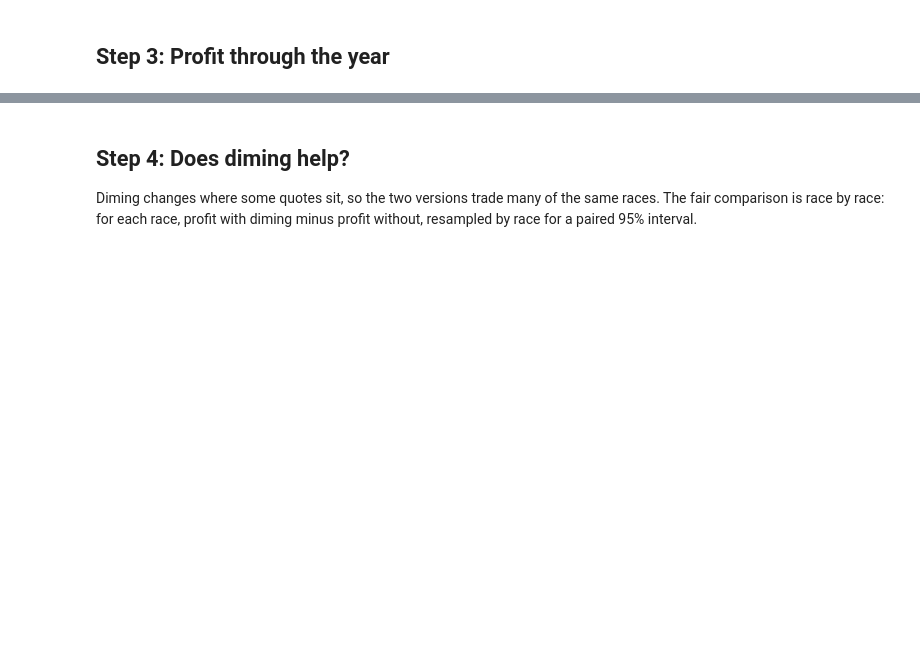
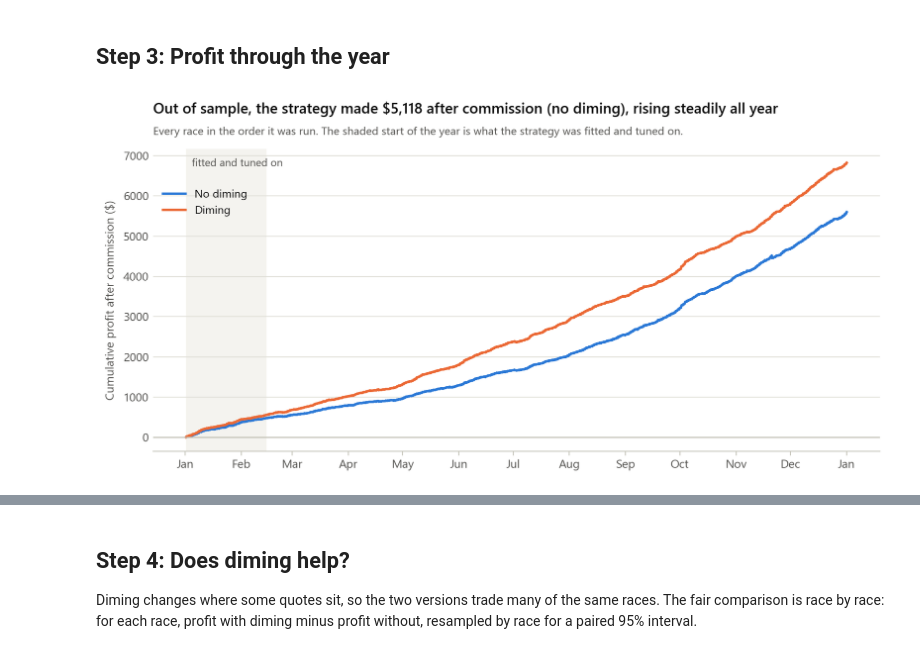
Before and after one commit to wazzak-99/Greyhound-Racing-Backtesting, a Jupyter notebook: evaluation/strategy-evaluation.ipynb, the cells around one changed output, grey strips where cells are left out. Saved outputs shown, nothing was run; the diff lists cells and outputs as text; code cells hidden in the pictures; blank space fills up the shorter version.

```diff
--- a/evaluation/strategy-evaluation.ipynb
+++ b/evaluation/strategy-evaluation.ipynb
@@ -25,7 +27,7 @@ from matplotlib.lines import Line2D
 # Project root = the folder that holds research/ (works whether this runs from evaluation/ or the root)
 ROOT = next(p for p in [Path.cwd(), *Path.cwd().parents] if (p / "research" / "results").exists())
 RUNS = {"no diming": ROOT / "research/results/final_2025_no_dime",
-        "diming": ROOT / "research/results/final_2025_dime"}
+        "diming": ROOT / "research/results/final-year-dime"}
 OUT_OF_SAMPLE_FROM = pd.Timestamp("2025-02-15").date()      # the first day nothing was fitted or tuned on
 N_BOOT = 1000
 rng = np.random.default_rng(42)
@@ -129,19 +219,28 @@ summary.round(2)
 # %% [markdown]
 ## Step 3: Profit through the year
 # %%
+import matplotlib.dates as mdates
+
+when = race_time.dt.tz_convert("Australia/Sydney").dt.tz_localize(None)       # local racing time
 fig, ax = plt.subplots(figsize=(11, 4.6))
-start = race_time.iloc[np.argmax(out_of_sample)] if out_of_sample.any() else race_time.iloc[-1]
-ax.axvspan(race_time.iloc[0], start, color="#f4f3ef", lw=0, zorder=0)
-ax.text(race_time.iloc[0], 0.97, "  fitted and tuned on", transform=ax.get_xaxis_transform(), va="top", fontsize=9,
+start = when.iloc[np.argmax(out_of_sample)] if out_of_sample.any() else when.iloc[-1]
+ax.axvspan(when.iloc[0], start, color="#f4f3ef", lw=0, zorder=0)
+ax.text(when.iloc[0], 0.97, "  fitted and tuned on", transform=ax.get_xaxis_transform(), va="top", fontsize=9,
         color=INK_2)
 for name in RUNS:
-    ax.plot(race_time.to_numpy(), profit[name].cumsum().to_numpy(), color=COLOURS[name], label=name.capitalize())
+    ax.plot(when.to_numpy(), profit[name].cumsum().to_numpy(), color=COLOURS[name], label=name.capitalize())
 ax.axhline(0, color=LIGHT, lw=1)
 ax.set(ylabel="Cumulative profit after commission ($)")
+ax.xaxis.set_major_locator(mdates.MonthLocator())
+ax.xaxis.set_major_formatter(mdates.DateFormatter("%b"))
 legend(ax, loc="upper left", bbox_to_anchor=(0, 0.9))
-titles(ax, "Cumulative profit through 2025",
+first = next(iter(RUNS))
+titles(ax, f"Out of sample, the strategy made ${profit.loc[out_of_sample, first].sum():,.0f} after commission "
+       f"({first}), rising steadily all year",
        "Every race in the order it was run. The shaded start of the year is what the strategy was fitted and tuned on.")
 plt.show()
+# %% [output]
+[figure, added]
 # %%
 MONTHS = ["Jan", "Feb", "Mar", "Apr", "May", "Jun", "Jul", "Aug", "Sep", "Oct", "Nov", "Dec"]
 monthly = profit.groupby(month.rename("month")).sum().reindex([m for m in MONTHS if m in set(month)])
```
Also changed, not shown: parts of 20 cells of this notebook, 7 other files.
